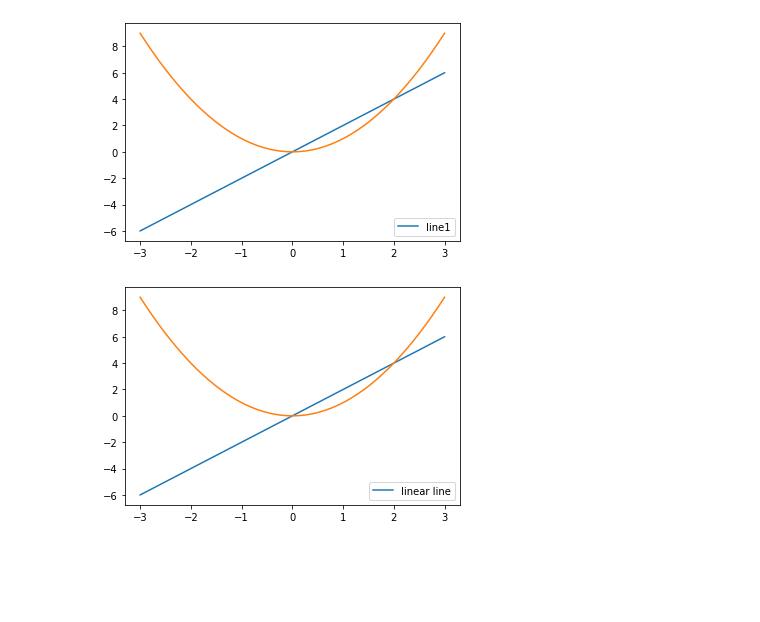
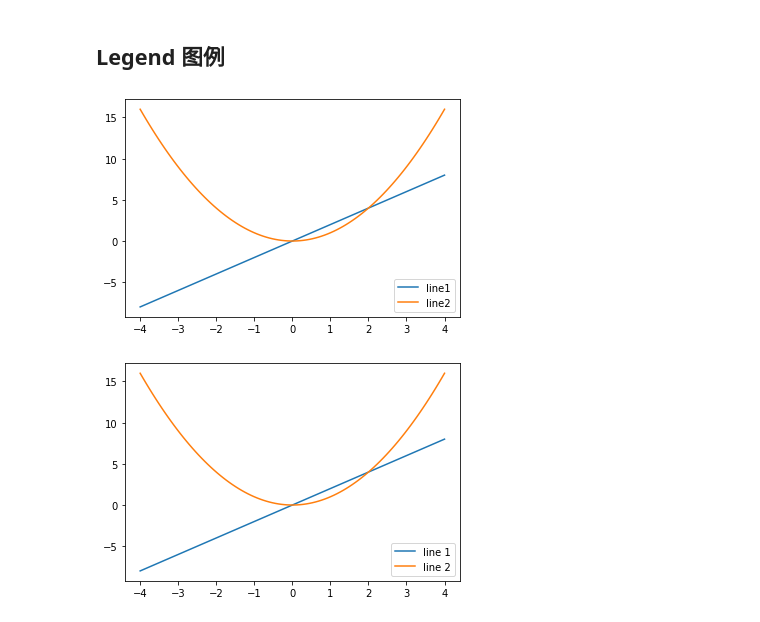
Before and after one commit to turingplanet/matplotlib-intro-tutorial, a Jupyter notebook: notebooks/4-legend.ipynb, the cells around one changed output. Saved outputs shown, nothing was run; the diff lists cells and outputs as text; code cells hidden in the pictures; blank space fills up the shorter version.

```diff
--- a/notebooks/4-legend.ipynb
+++ b/notebooks/4-legend.ipynb
@@ -2,21 +2,23 @@
 import matplotlib.pyplot as plt
 import numpy as np
 # %%
-x = np.linspace(-3, 3, 50)
+x = np.linspace(-4, 4, 100)
 y1 = 2 * x
 y2 = x ** 2
+# %% [markdown]
+## Legend 图例
 # %%
 plt.plot(x, y1)
 plt.plot(x, y2)
-plt.legend(['line1'])
+plt.legend(['line1', 'line2'])
 plt.show()
 # %% [output]
-[figure, old version]
+[figure, new version]
 # %%
-plt.plot(x, y1, label = "linear line") # legend需要label才能展示
-plt.plot(x, y2)
+plt.plot(x, y1, label = "line 1") # legend需要label才能展示
+plt.plot(x, y2, label = 'line 2')
 plt.legend()
 plt.show()
 # %% [output]
-[figure, old version]
+[figure, new version]
 # %%
```
Also changed, not shown: parts of 11 cells of this notebook, 1 other file.
